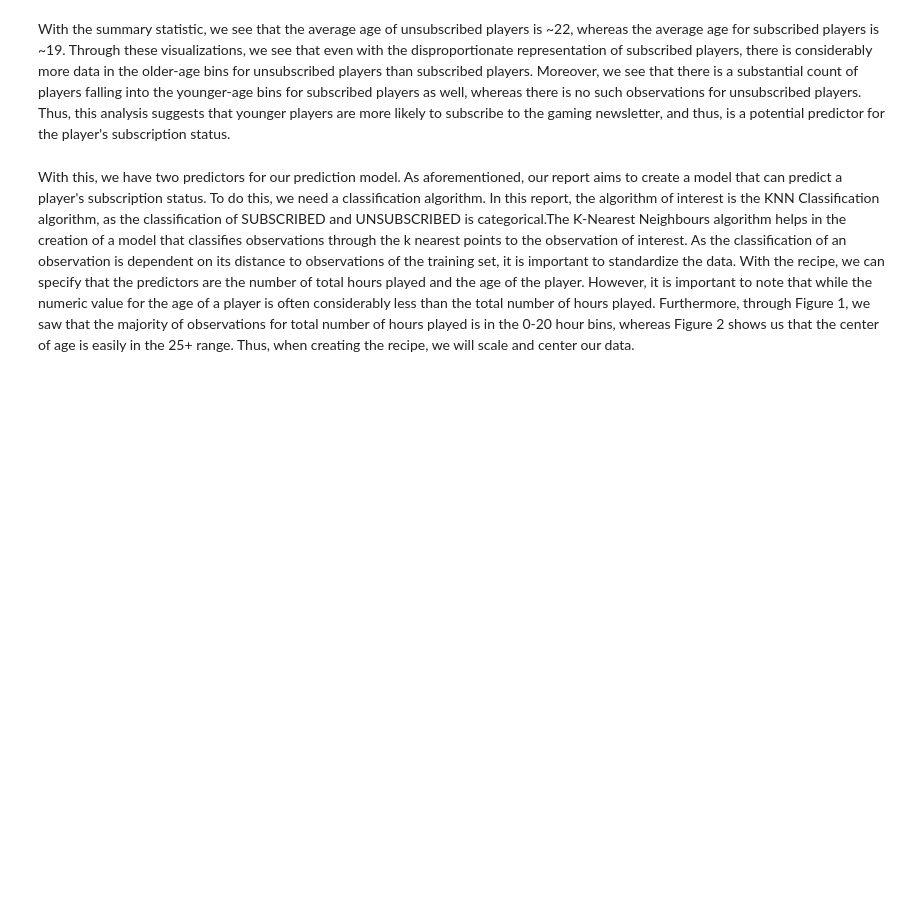
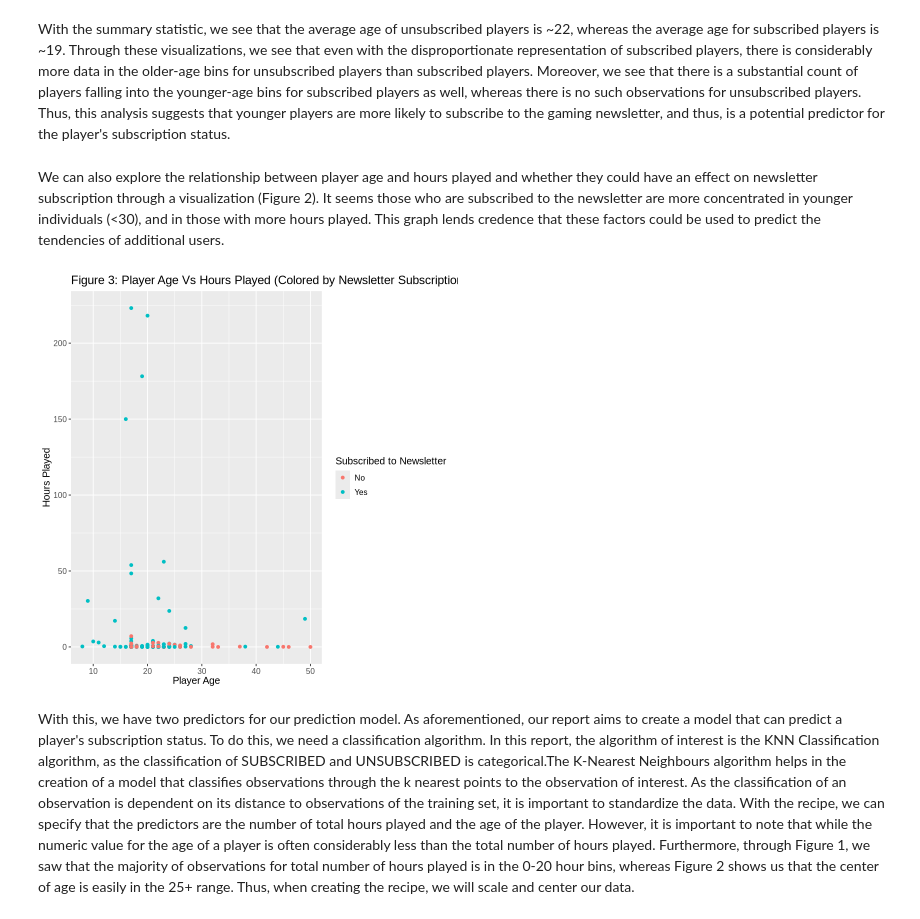
Before and after one commit to dilnadavi/DSCI100Project, a Jupyter notebook: Second Final Draft.ipynb, the cells around one changed output. Cells and saved outputs as stored; diff of their text form; code cells hidden in the pictures; blank space fills up the shorter version.

```diff
--- a/Second Final Draft.ipynb
+++ b/Second Final Draft.ipynb
@@ -132,5 +133,20 @@ ggplot(wrangled_players_data, aes(x = Age)) +
 # %% [markdown]
 With the summary statistic, we see that the average age of unsubscribed players is ~22, whereas the average age for subscribed players is ~19. Through these visualizations, we see that even with the disproportionate representation of subscribed players, there is considerably more data in the older-age bins for unsubscribed players than subscribed players. Moreover, we see that there is a substantial count of players falling into the younger-age bins for subscribed players as well, whereas there is no such observations for unsubscribed players. Thus, this analysis suggests that younger players are more likely to subscribe to the gaming newsletter, and thus, is a potential predictor for the player's subscription status.
+# %% [markdown]
+We can also explore the relationship between player age and hours played and whether they could have an effect on newsletter subscription through a visualization (Figure 2). It seems those who are subscribed to the newsletter are more concentrated in younger individuals (<30), and in those with more hours played. This graph lends credence that these factors could be used to predict the tendencies of additional users.
+# %%
+Hours_age_plot <- ggplot(wrangled_players_data, aes(x = Age, y = played_hours, color = subscribe)) +
+    geom_point(stat = "identity") +
+    labs(x = "Player Age",
+         y = "Hours Played",
+         color = "Subscribed to Newsletter") +
+    theme(text = element_text(size = 12)) +
+    ggtitle("Figure 3: Player Age Vs Hours Played (Colored by Newsletter Subscription)") +
+    scale_color_discrete(labels = c("No", "Yes"))
+
+Hours_age_plot
+# %% [output]
+[figure, added]
 # %% [markdown]
 With this, we have two predictors for our prediction model. As aforementioned, our report aims to create a model that can predict a player's subscription status. To do this, we need a classification algorithm. In this report, the algorithm of interest is the KNN Classification algorithm, as the classification of SUBSCRIBED and UNSUBSCRIBED is categorical.The K-Nearest Neighbours algorithm helps in the creation of a model that classifies observations through the k nearest points to the observation of interest. As the classification of an observation is dependent on its distance to observations of the training set, it is important to standardize the data. With the recipe, we can specify that the predictors are the number of total hours played and the age of the player. However, it is important to note that while the numeric value for the age of a player is often considerably less than the total number of hours played. Furthermore, through Figure 1, we saw that the majority of observations for total number of hours played is in the 0-20 hour bins, whereas Figure 2 shows us that the center of age is easily in the 25+ range. Thus, when creating the recipe, we will scale and center our data.
 # %% [markdown]
```
Also changed, not shown: parts of 11 cells of this notebook.
